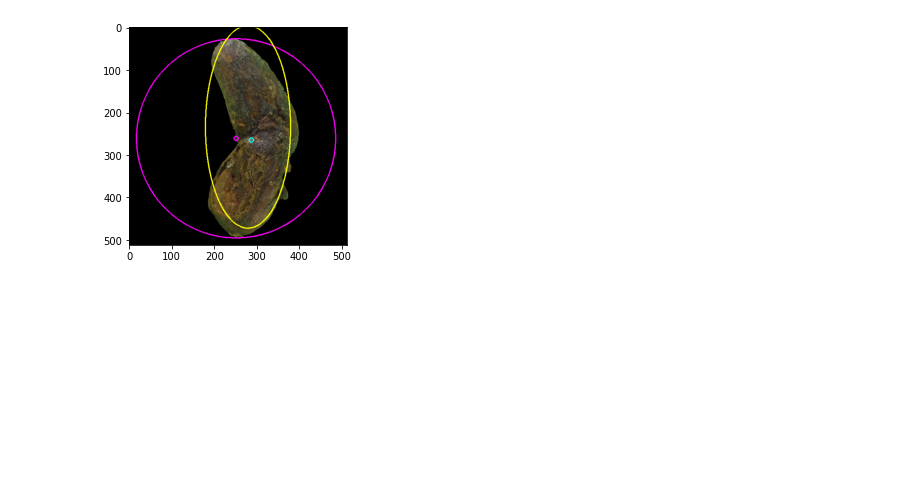
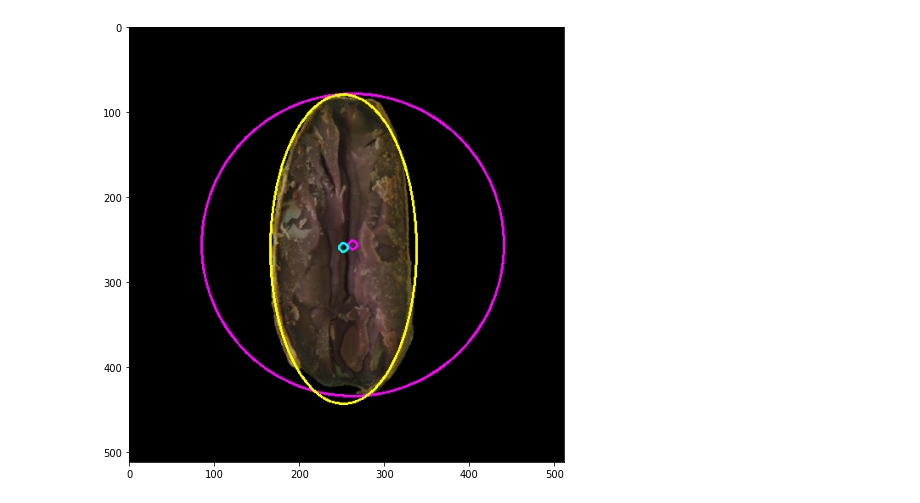
Before and after one commit to quanglochuynh/thesis2022, a Jupyter notebook: MLP_approach/geometry_extract.ipynb, the cells around one changed output. Saved outputs shown, nothing was run; the diff lists cells and outputs as text; code cells hidden in the pictures; blank space fills up the shorter version.

```diff
--- a/MLP_approach/geometry_extract.ipynb
+++ b/MLP_approach/geometry_extract.ipynb
@@ -13,17 +13,20 @@ from image_extractor import preprocess_hsv, seperate_chanel, statistic_analysis,
 # image_dir = 'D:/Thesis_data/Backups/Color_Corrected_512x512/Plated_Slaty/image (71).JPG'
 # image_dir = 'D:/Thesis_data/Backups/Color_Corrected_512x512/Compartmentalized_Slaty/image (56).JPG'
 # image_dir = '/Users/lochuynhquang/Desktop/Color_Corrected_512x512/Brittle/image (44).JPG'
-image_dir = '/Users/lochuynhquang/Desktop/Color_Corrected_512x512/Agglutinated/image (95).JPG'
+image_dir = '/Users/lochuynhquang/Desktop/Color_Corrected_512x512/Compartmentalized_Purple/image (94).JPG'
 
 
 # plt.rcParams['figure.dpi'] = 102.46
-# plt.rcParams["figure.figsize"] = (8,8)
+plt.rcParams["figure.figsize"] = (8,8)
 lut1 = init_lut(fn=linear_fn, coefficient=15)
 lut2 = init_lut(fn=curved, coefficient=1.5)
 
 image = cv2.imread(image_dir)
 image_hsv , cnt, ell, im3= preprocess_hsv(image, lut1, lut2, Contour=True, origin_bgr=True)
 image_rgb = cv2.cvtColor(im3, cv2.COLOR_BGR2RGB)
+image_rgb = np.asarray(image_rgb, dtype=np.uint8)
 plt.imshow(image_rgb)
 plt.show()
+
+plt.imsave('/Users/lochuynhquang/Library/Mobile Documents/com~apple~CloudDocs/Study/Sem 2 nam 4/Thesis/ori.png',image_rgb)
 # %% [output]
@@ -68,13 +74,14 @@ plt.show()
 # %%
 from math import floor
 image_rgb = cv2.cvtColor(im3, cv2.COLOR_BGR2RGB)
 
 cv2.circle(image_rgb, (floor(centerXCoordinate),floor(centerYCoordinate)),5,(255,0,255),2)
 cv2.circle(image_rgb, (floor(centerXCoordinate),floor(centerYCoordinate)),floor(eq_radius),(255,0,255),2)
 cv2.ellipse(image_rgb,center=(floor(eX),floor(eY)),axes=(floor(alX/2),floor(alY/2)),angle= 0, startAngle=0, endAngle=360,color=(255,255,0),thickness= 2)
 cv2.circle(image_rgb, (floor(centroidXCoordinate),floor(centroidYCoordinate)),5,(0,255,255),2)
 
 plt.imshow(image_rgb)
 plt.show()
+plt.imsave('/Users/lochuynhquang/Library/Mobile Documents/com~apple~CloudDocs/Study/Sem 2 nam 4/Thesis/cir_ell.png',image_rgb)
 # %% [output]
-[figure, old version]
+[figure, new version]
```
Also changed, not shown: parts of 4 cells of this notebook, 4 other files.
